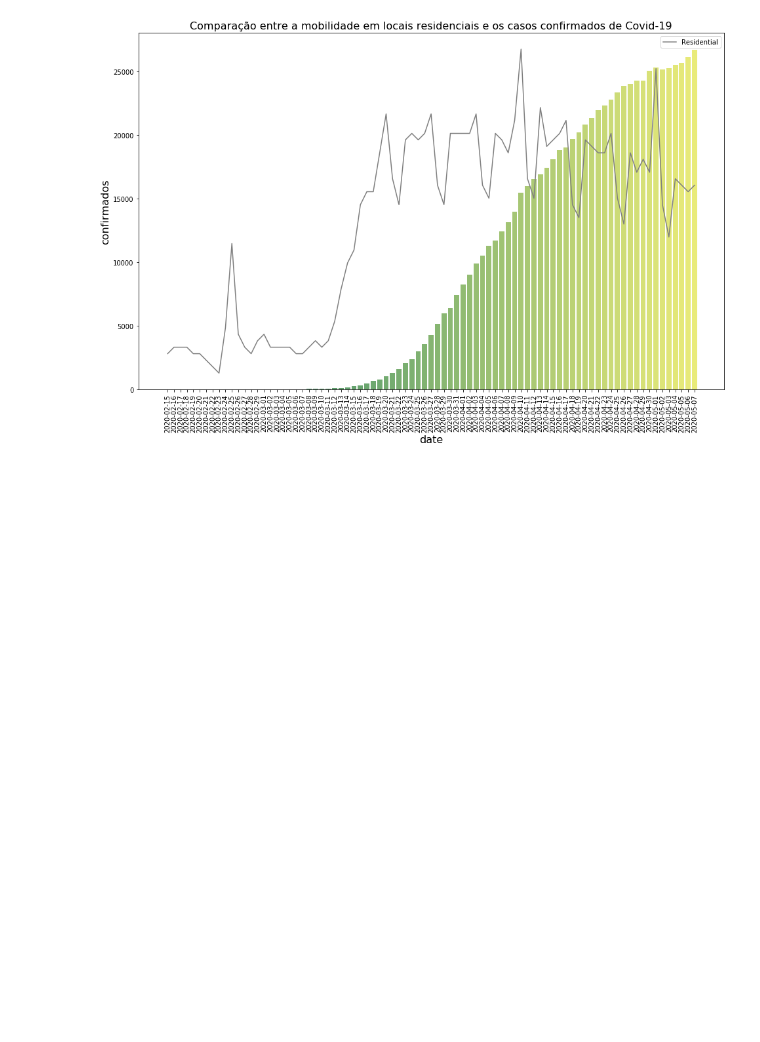
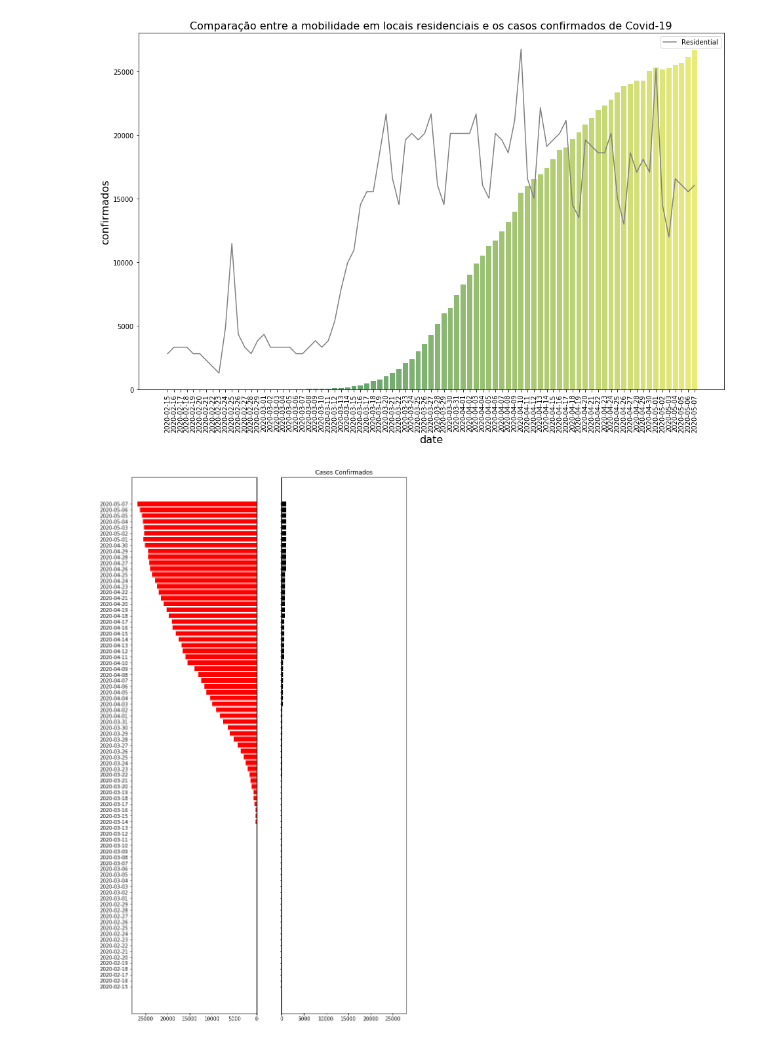
Before and after one commit to rafapsm/epidemiologia, a Jupyter notebook: Projeto_Covid19/notebooks/Stats.ipynb, the cells around one changed output. Cells and saved outputs as stored; diff of their text form; code cells hidden in the pictures; blank space fills up the shorter version.

```diff
--- a/Projeto_Covid19/notebooks/Stats.ipynb
+++ b/Projeto_Covid19/notebooks/Stats.ipynb
@@ -175,3 +175,13 @@ plt.savefig('mobilidade/comparacaoresidential.png', dpi=200)
 plt.show()
 # %% [output]
 [figure]
+# %%
+fig, (ax_casos, ax_obitos) = plt.subplots(ncols=2, sharey=True, figsize=(10,20))
+ax_casos.barh(df1.date, df1.confirmados, align='center', color='red')
+ax_obitos.barh(df1.date, df1.obitos, align='center', color='black')
+
+
+ax_obitos.set_xlim(ax_casos.get_xlim())
+ax_casos.invert_xaxis()
+# %% [output]
+[figure, added]
```
Also changed, not shown: 1 other file.
